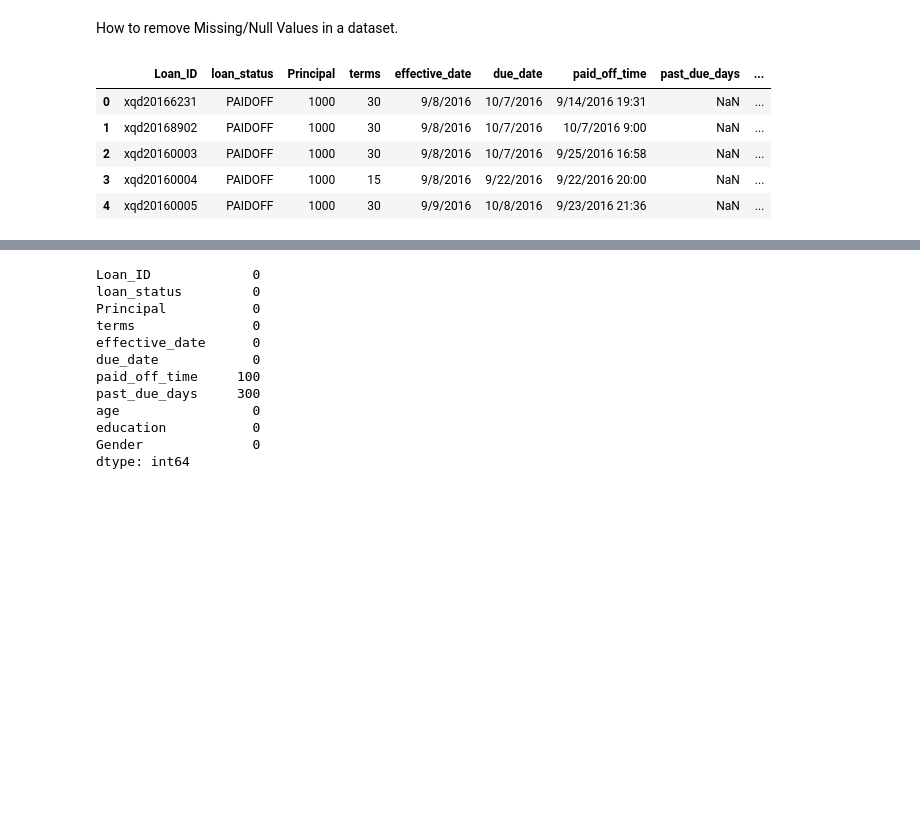
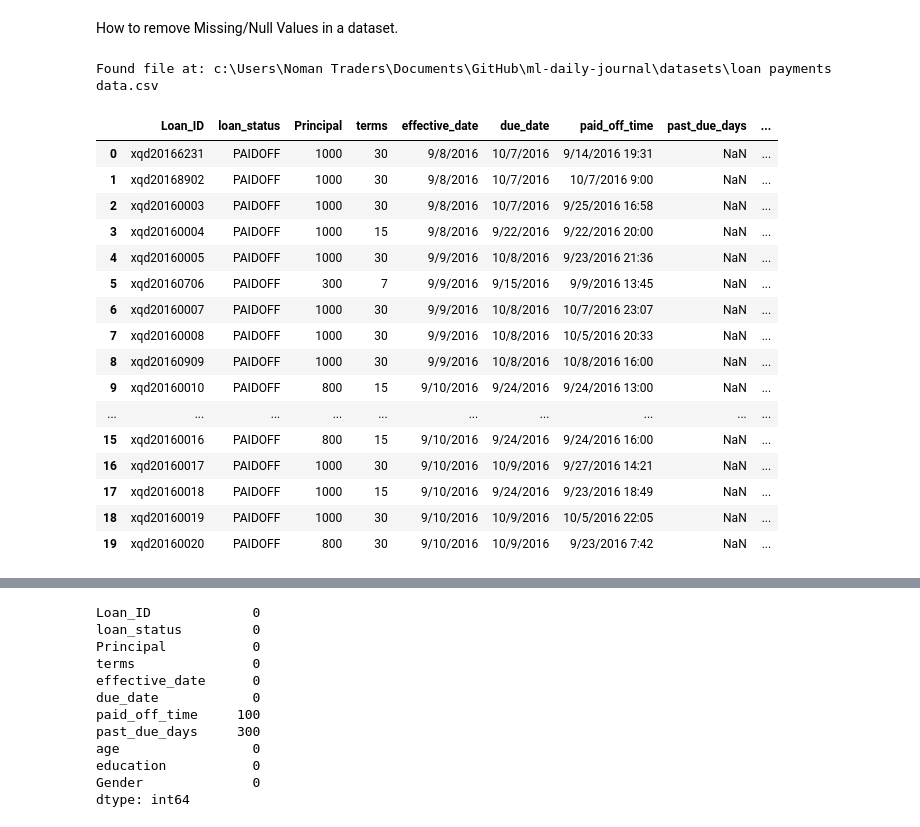
Before and after one commit to sana666-art/ml-daily-journal, a Jupyter notebook: notebooks/Missing Values/Data_Cleaning1.ipynb, the cells around one changed output, grey strips where cells are left out. Cells and saved outputs as stored; diff of their text form; code cells hidden in the pictures; blank space fills up the shorter version.

```diff
--- a/notebooks/Missing Values/Data_Cleaning1.ipynb
+++ b/notebooks/Missing Values/Data_Cleaning1.ipynb
@@ -4,13 +4,46 @@ How to remove Missing/Null Values in a dataset.
 import pandas as pd
 import seaborn as sns
 import matplotlib.pyplot as plt
-# %%
-dataset = pd.read_csv("../datasets/loan payments data.csv")
-dataset.head()
-# %% [output]
-|  | Loan_ID | loan_status | Principal | terms | effective_date | due_date | paid_off_time | past_due_days | ... |
-| 0 | xqd20166231 | PAIDOFF | 1000 | 30 | 9/8/2016 | 10/7/2016 | 9/14/2016 19:31 | NaN | ... |
-| 1 | xqd20168902 | PAIDOFF | 1000 | 30 | 9/8/2016 | 10/7/2016 | 10/7/2016 9:00 | NaN | ... |
-| 2 | xqd20160003 | PAIDOFF | 1000 | 30 | 9/8/2016 | 10/7/2016 | 9/25/2016 16:58 | NaN | ... |
-| 3 | xqd20160004 | PAIDOFF | 1000 | 15 | 9/8/2016 | 9/22/2016 | 9/22/2016 20:00 | NaN | ... |
-| 4 | xqd20160005 | PAIDOFF | 1000 | 30 | 9/9/2016 | 10/8/2016 | 9/23/2016 21:36 | NaN | ... |
+# %%
+from pathlib import Path
+
+fname = "loan payments data.csv"
+
+# search current directory and parent directories for the file
+matches = []
+for root in [Path(".")] + list(Path.cwd().parents):
+	matches.extend(list(root.rglob(fname)))
+
+if matches:
+	path = matches[0]
+	print(f"Found file at: {path}")
+	dataset = pd.read_csv(path)
+	dataset.head()
+else:
+	print(f"File '{fname}' not found. Checked current and parent directories.")
+	print("Available 'datasets' folders (if any):")
+	for p in Path(".").rglob("datasets"):
+		print(" -", p)
+	print("\nPlace the CSV in the notebook folder or update the path in the read_csv call.")
+# %% [output]
+Found file at: c:\Users\Noman Traders\Documents\GitHub\ml-daily-journal\datasets\loan payments data.csv
+# %%
+dataset.head(20)
+# %% [output]
+|  | Loan_ID | loan_status | Principal | terms | effective_date | due_date | paid_off_time | past_due_days | ... |
+| 0 | xqd20166231 | PAIDOFF | 1000 | 30 | 9/8/2016 | 10/7/2016 | 9/14/2016 19:31 | NaN | ... |
+| 1 | xqd20168902 | PAIDOFF | 1000 | 30 | 9/8/2016 | 10/7/2016 | 10/7/2016 9:00 | NaN | ... |
+| 2 | xqd20160003 | PAIDOFF | 1000 | 30 | 9/8/2016 | 10/7/2016 | 9/25/2016 16:58 | NaN | ... |
+| 3 | xqd20160004 | PAIDOFF | 1000 | 15 | 9/8/2016 | 9/22/2016 | 9/22/2016 20:00 | NaN | ... |
+| 4 | xqd20160005 | PAIDOFF | 1000 | 30 | 9/9/2016 | 10/8/2016 | 9/23/2016 21:36 | NaN | ... |
+| 5 | xqd20160706 | PAIDOFF | 300 | 7 | 9/9/2016 | 9/15/2016 | 9/9/2016 13:45 | NaN | ... |
+| 6 | xqd20160007 | PAIDOFF | 1000 | 30 | 9/9/2016 | 10/8/2016 | 10/7/2016 23:07 | NaN | ... |
+| 7 | xqd20160008 | PAIDOFF | 1000 | 30 | 9/9/2016 | 10/8/2016 | 10/5/2016 20:33 | NaN | ... |
+| 8 | xqd20160909 | PAIDOFF | 1000 | 30 | 9/9/2016 | 10/8/2016 | 10/8/2016 16:00 | NaN | ... |
+| 9 | xqd20160010 | PAIDOFF | 800 | 15 | 9/10/2016 | 9/24/2016 | 9/24/2016 13:00 | NaN | ... |
+| ... | ... | ... | ... | ... | ... | ... | ... | ... | ... |
+| 15 | xqd20160016 | PAIDOFF | 800 | 15 | 9/10/2016 | 9/24/2016 | 9/24/2016 16:00 | NaN | ... |
+| 16 | xqd20160017 | PAIDOFF | 1000 | 30 | 9/10/2016 | 10/9/2016 | 9/27/2016 14:21 | NaN | ... |
+| 17 | xqd20160018 | PAIDOFF | 1000 | 15 | 9/10/2016 | 9/24/2016 | 9/23/2016 18:49 | NaN | ... |
+| 18 | xqd20160019 | PAIDOFF | 1000 | 30 | 9/10/2016 | 10/9/2016 | 10/5/2016 22:05 | NaN | ... |
+| 19 | xqd20160020 | PAIDOFF | 800 | 30 | 9/10/2016 | 10/9/2016 | 9/23/2016 7:42 | NaN | ... |
```
Also changed, not shown: parts of 2 cells of this notebook, 1 other file.
